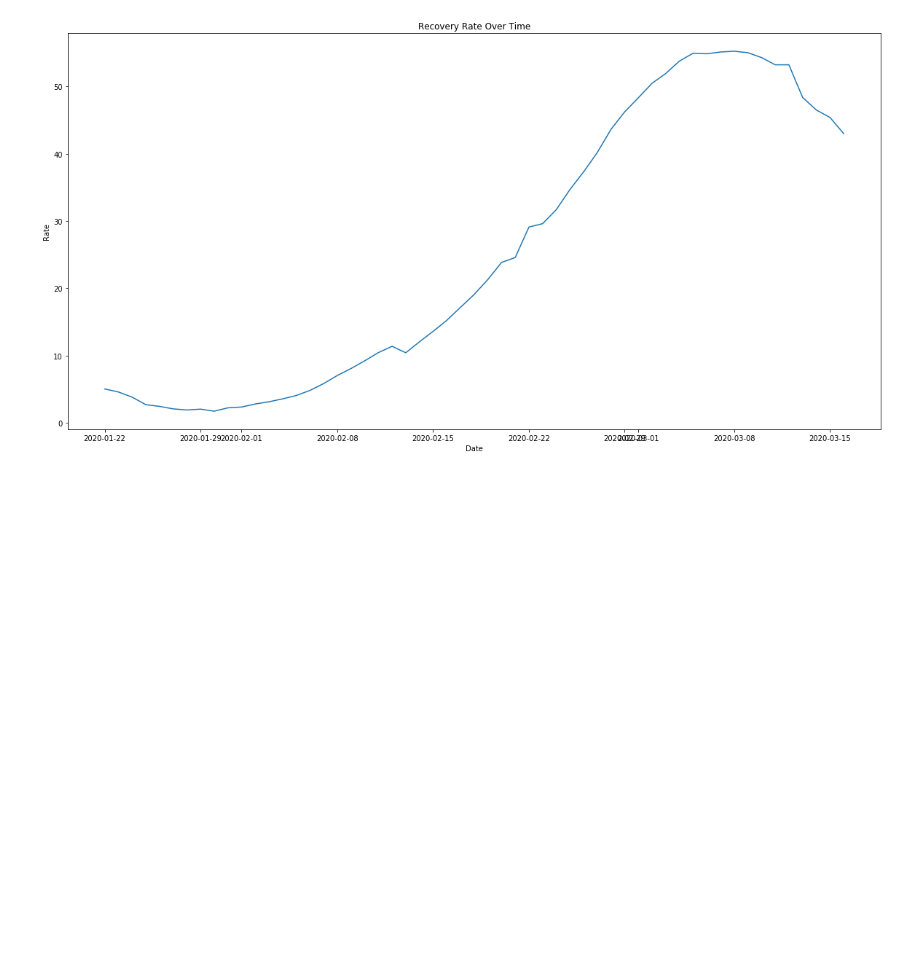
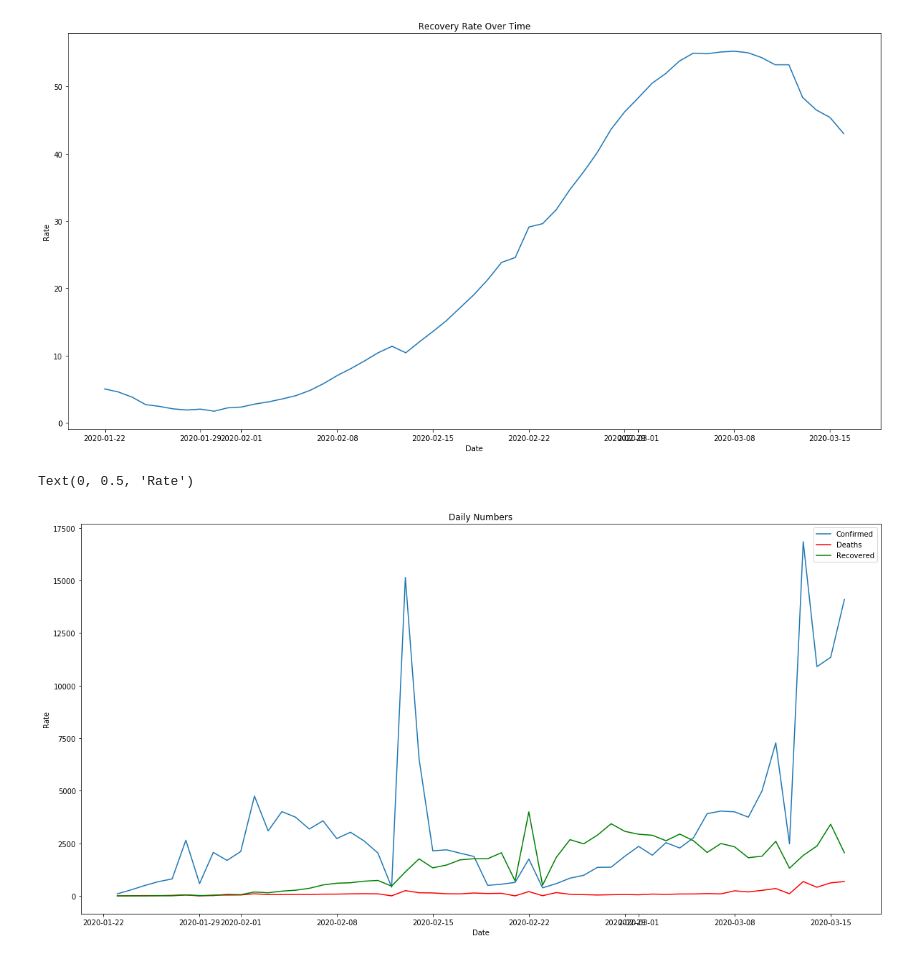
Before and after one commit to gachet/Coronavirus-2019-Analysis, a Jupyter notebook: Coronavirus_Analysis.ipynb, the cells around one changed output. Cells and saved outputs as stored; diff of their text form; code cells hidden in the pictures; blank space fills up the shorter version.

Commit message:
WIP: analysis and visualization

```diff
--- a/Coronavirus_Analysis.ipynb
+++ b/Coronavirus_Analysis.ipynb
@@ -189,3 +188,15 @@ plt.ylabel('Rate')
 # %% [output]
 Text(0, 0.5, 'Rate')
 [figure]
+# %%
+plt.figure(figsize=(20,10))
+sns.lineplot(total_cases['Observed'], total_cases['Confirmed'].diff())
+sns.lineplot(total_cases['Observed'], total_cases['Deaths'].diff(), color='red')
+sns.lineplot(total_cases['Observed'], total_cases['Recovered'].diff(), color='green')
+plt.legend(['Confirmed', 'Deaths', 'Recovered'])
+plt.title('Daily Numbers')
+plt.xlabel('Date')
+plt.ylabel('Rate')
+# %% [output]
+Text(0, 0.5, 'Rate')
+[figure, added]
```
Also changed, not shown: parts of 1 cell of this notebook.
